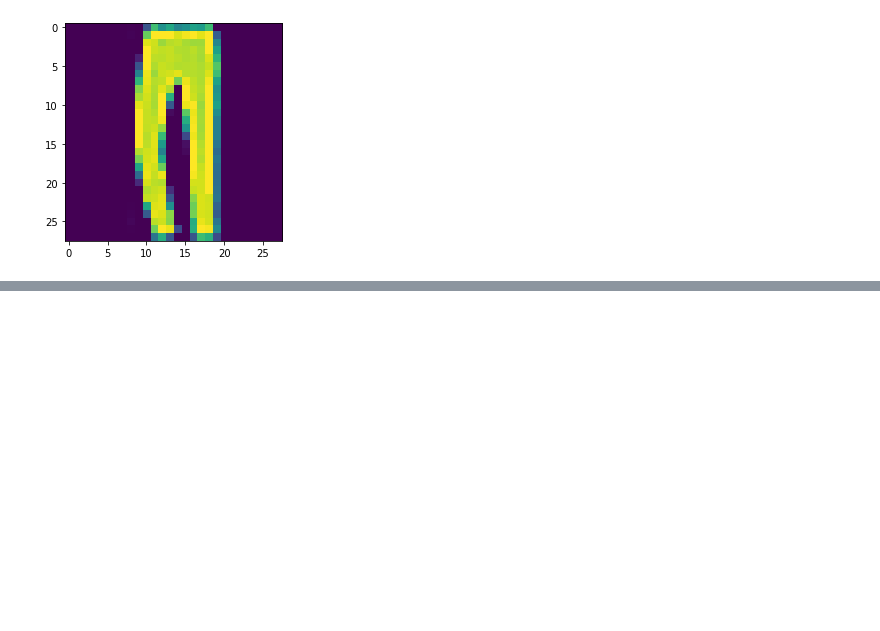
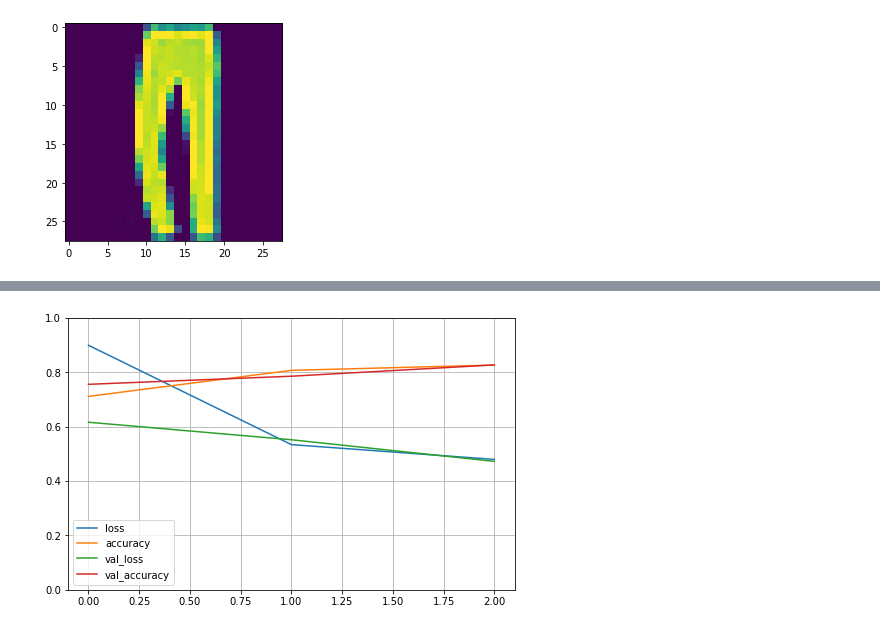
Before and after one commit to AguAcerbo/Carrera-de-Especializacion-en-IA, a Jupyter notebook: B3-Computer_Vision_2/Clase_2/02-Clase2-Con_pool_vs_sin_pool.ipynb, the cells around one changed output, grey strips where cells are left out. Cells and saved outputs as stored; diff of their text form; code cells hidden in the pictures; blank space fills up the shorter version.

```diff
--- a/B3-Computer_Vision_2/Clase_2/02-Clase2-Con_pool_vs_sin_pool.ipynb
+++ b/B3-Computer_Vision_2/Clase_2/02-Clase2-Con_pool_vs_sin_pool.ipynb
@@ -199,3 +190,10 @@ Epoch 3/3
+# %%
+pd.DataFrame(model_history_b.history).plot(figsize=(8, 5))
+plt.grid(True)
+plt.gca().set_ylim(0, 1)
+plt.show()
+# %% [output]
+[figure, added]
 # %%
 ev = model_b.evaluate(X_test_n, y_test)
 # %% [output]
```
Also changed, not shown: parts of 17 cells of this notebook, 2 other files.
